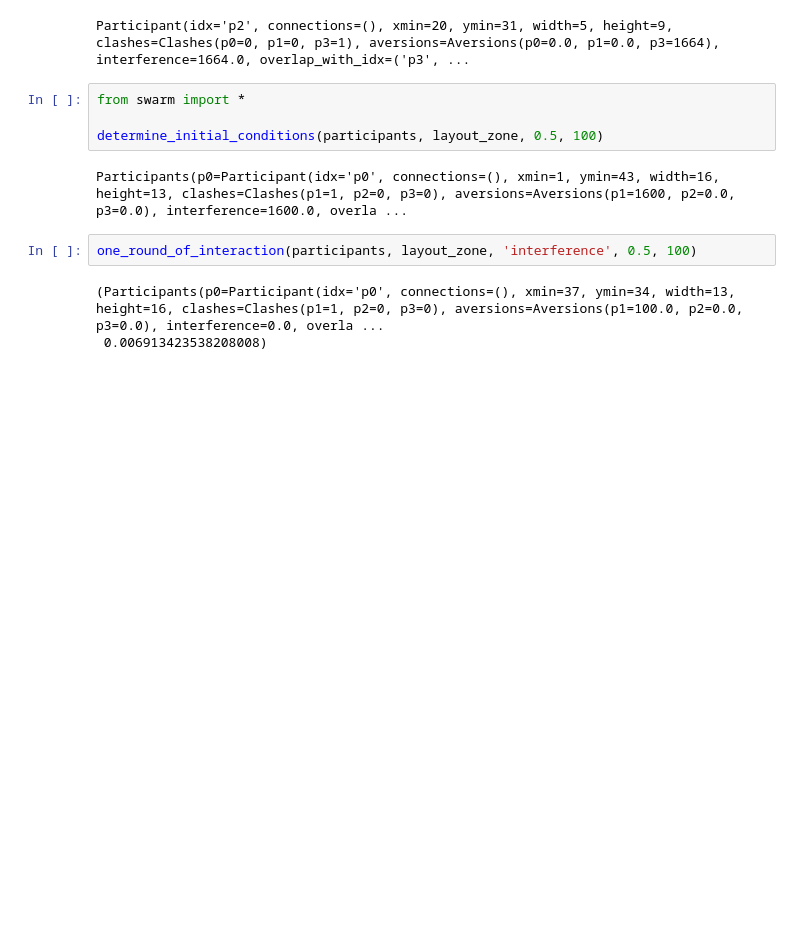
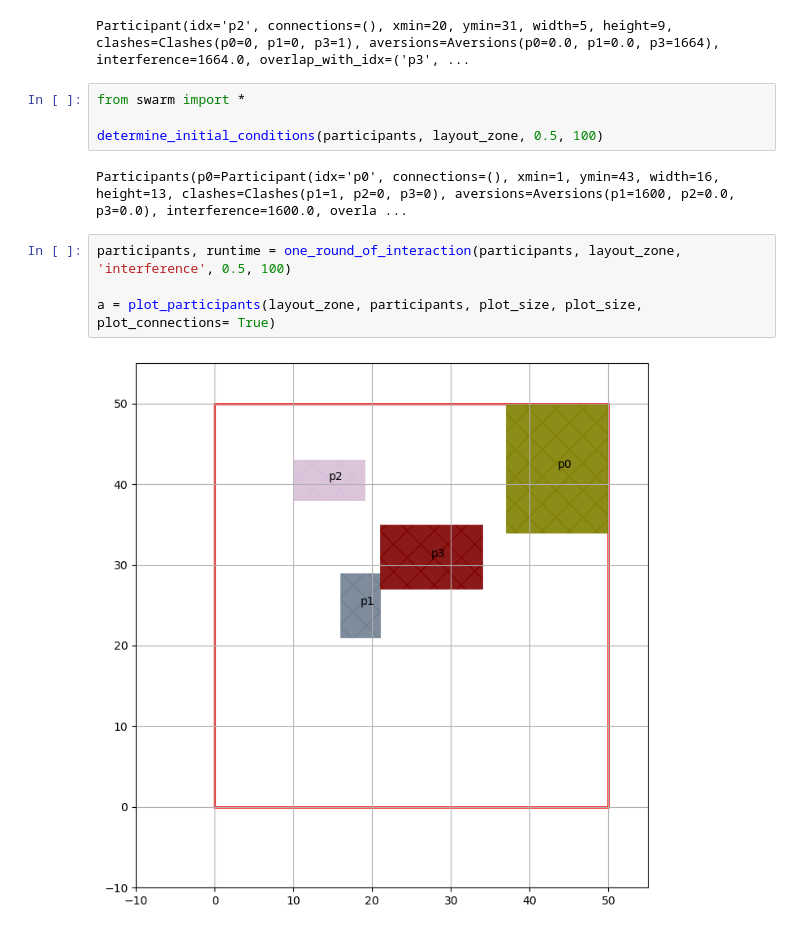
Before and after one commit to TiMo3654/abf, a Jupyter notebook: function_test.ipynb, the cells around one changed output. Drawn from its saved outputs; the diff is of its cells as text; blank space fills up the shorter version.

```diff
--- a/function_test.ipynb
+++ b/function_test.ipynb
@@ -75,7 +75,8 @@ determine_initial_conditions(participants, layout_zone, 0.5, 100)
 # %% [output]
 Participants(p0=Participant(idx='p0', connections=(), xmin=1, ymin=43, width=16, height=13, clashes=Clashes(p1=1, p2=0, p3=0), aversions=Aversions(p1=1600, p2=0.0, p3=0.0), interference=1600.0, overla ...
 # %%
-one_round_of_interaction(participants, layout_zone, 'interference', 0.5, 100)
+participants, runtime = one_round_of_interaction(participants, layout_zone, 'interference', 0.5, 100)
+
+a = plot_participants(layout_zone, participants, plot_size, plot_size, plot_connections= True)
 # %% [output]
-(Participants(p0=Participant(idx='p0', connections=(), xmin=37, ymin=34, width=13, height=16, clashes=Clashes(p1=1, p2=0, p3=0), aversions=Aversions(p1=100.0, p2=0.0, p3=0.0), interference=0.0, overla ...
- 0.006913423538208008)
+[figure, added]
```
